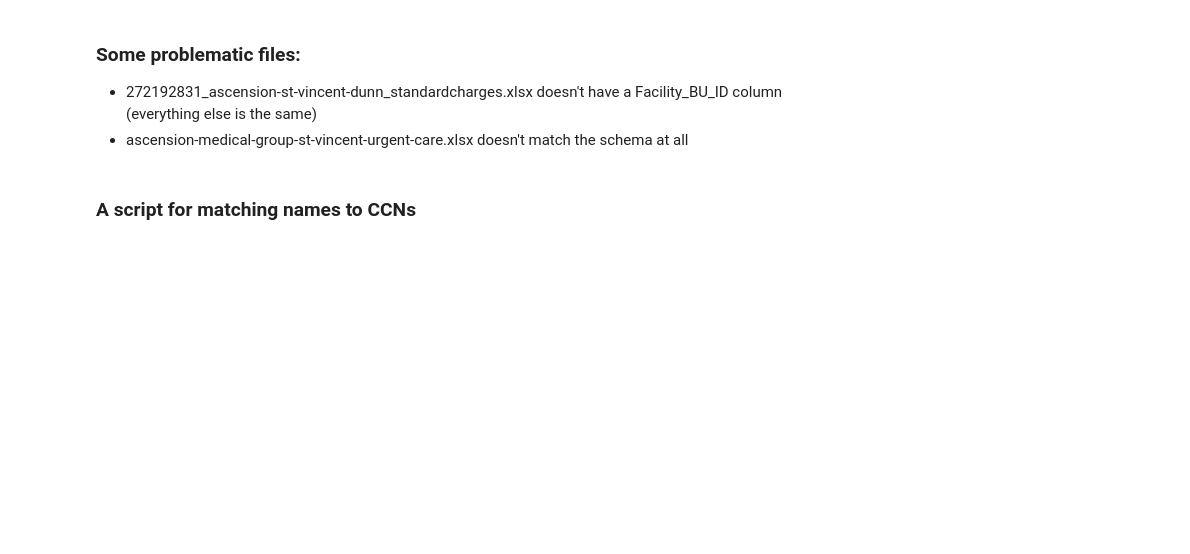
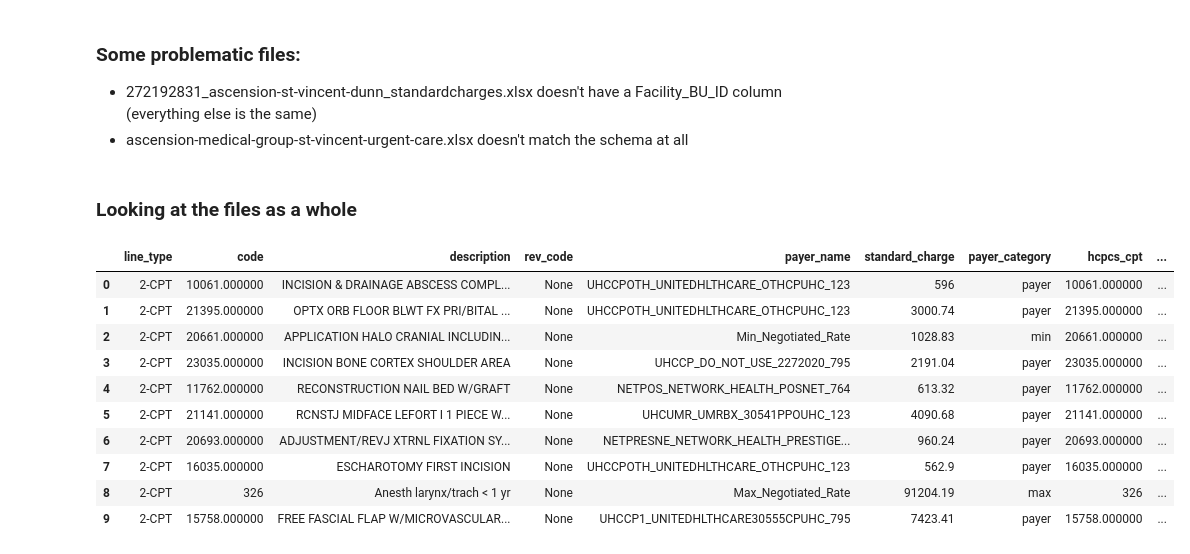
Before and after one commit to dolthub/data-analysis, a Jupyter notebook: hospital-price-transparency/data_cleaning_examples/Ascension.ipynb, the cells around one changed output. Drawn from its saved outputs; the diff is of its cells as text; code cells hidden in the pictures; blank space fills up the shorter version.

```diff
--- a/hospital-price-transparency/data_cleaning_examples/Ascension.ipynb
+++ b/hospital-price-transparency/data_cleaning_examples/Ascension.ipynb
@@ -271,5 +273,5 @@ dfs
 
 * 272192831_ascension-st-vincent-dunn_standardcharges.xlsx doesn't have a Facility_BU_ID column (everything else is the same)
 * ascension-medical-group-st-vincent-urgent-care.xlsx doesn't match the schema at all
-# %% [markdown]
-### A script for matching names to CCNs
+# %% [markdown]
+### Looking at the files as a whole
@@ -275,0 +281,16 @@ dfs
+# %%
+df = pl.concat(pl.read_parquet(f).with_columns(pl.lit(f)) for f in glob('data/*.parquet'))
+# %%
+df.filter(~pl.col('hcpcs_cpt').str.contains('^[A-Z]\d{4}$|^\d{5}$|^\d{4}[A-Z]$')).sample(10).to_pandas()
+# %% [output]
+|  | line_type | code | description | rev_code | payer_name | standard_charge | payer_category | hcpcs_cpt | ... |
+| 0 | 2-CPT | 10061.000000 | INCISION & DRAINAGE ABSCESS COMPL... | None | UHCCPOTH_UNITEDHLTHCARE_OTHCPUHC_123 | 596 | payer | 10061.000000 | ... |
+| 1 | 2-CPT | 21395.000000 | OPTX ORB FLOOR BLWT FX PRI/BITAL ... | None | UHCCPOTH_UNITEDHLTHCARE_OTHCPUHC_123 | 3000.74 | payer | 21395.000000 | ... |
+| 2 | 2-CPT | 20661.000000 | APPLICATION HALO CRANIAL INCLUDIN... | None | Min_Negotiated_Rate | 1028.83 | min | 20661.000000 | ... |
+| 3 | 2-CPT | 23035.000000 | INCISION BONE CORTEX SHOULDER AREA | None | UHCCP_DO_NOT_USE_2272020_795 | 2191.04 | payer | 23035.000000 | ... |
+| 4 | 2-CPT | 11762.000000 | RECONSTRUCTION NAIL BED W/GRAFT | None | NETPOS_NETWORK_HEALTH_POSNET_764 | 613.32 | payer | 11762.000000 | ... |
+| 5 | 2-CPT | 21141.000000 | RCNSTJ MIDFACE LEFORT I 1 PIECE W... | None | UHCUMR_UMRBX_30541PPOUHC_123 | 4090.68 | payer | 21141.000000 | ... |
+| 6 | 2-CPT | 20693.000000 | ADJUSTMENT/REVJ XTRNL FIXATION SY... | None | NETPRESNE_NETWORK_HEALTH_PRESTIGE... | 960.24 | payer | 20693.000000 | ... |
+| 7 | 2-CPT | 16035.000000 | ESCHAROTOMY FIRST INCISION | None | UHCCPOTH_UNITEDHLTHCARE_OTHCPUHC_123 | 562.9 | payer | 16035.000000 | ... |
+| 8 | 2-CPT | 326 | Anesth larynx/trach < 1 yr | None | Max_Negotiated_Rate | 91204.19 | max | 326 | ... |
+| 9 | 2-CPT | 15758.000000 | FREE FASCIAL FLAP W/MICROVASCULAR... | None | UHCCP1_UNITEDHLTHCARE30555CPUHC_795 | 7423.41 | payer | 15758.000000 | ... |
```
Also changed, not shown: parts of 9 cells of this notebook.
